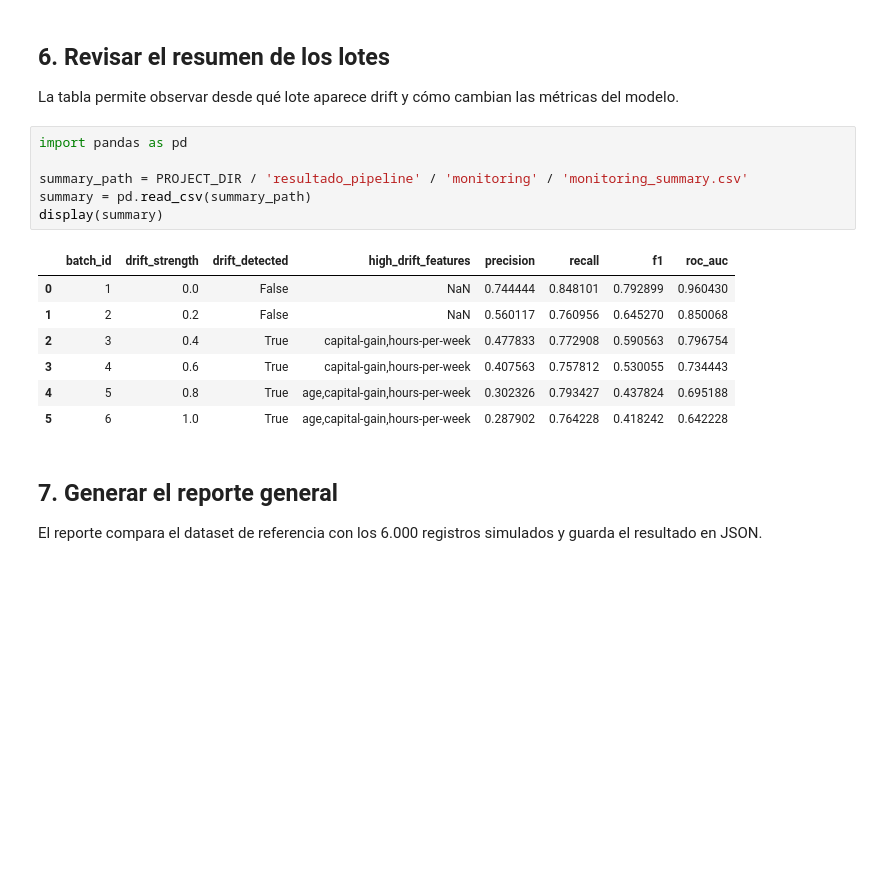
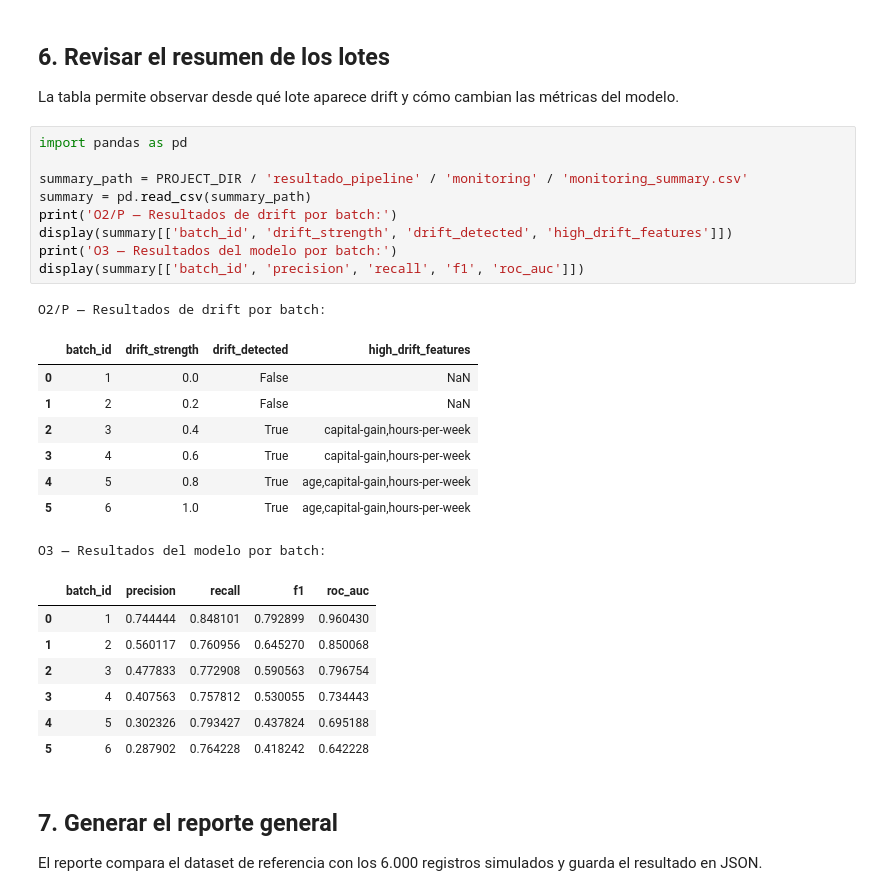
Before and after one commit to sebacalfa/ProyFinal_Mod6, a Jupyter notebook: L_Monitoreo.ipynb, the cells around one changed output. Cells and saved outputs as stored; diff of their text form; blank space fills up the shorter version.

```diff
--- a/L_Monitoreo.ipynb
+++ b/L_Monitoreo.ipynb
@@ -92,17 +148,29 @@ La tabla permite observar desde qué lote aparece drift y cómo cambian las mét
 # %%
 import pandas as pd
 
 summary_path = PROJECT_DIR / 'resultado_pipeline' / 'monitoring' / 'monitoring_summary.csv'
 summary = pd.read_csv(summary_path)
-display(summary)
+print('O2/P — Resultados de drift por batch:')
+display(summary[['batch_id', 'drift_strength', 'drift_detected', 'high_drift_features']])
+print('O3 — Resultados del modelo por batch:')
+display(summary[['batch_id', 'precision', 'recall', 'f1', 'roc_auc']])
 # %% [output]
+O2/P — Resultados de drift por batch:
-|  | batch_id | drift_strength | drift_detected | high_drift_features | precision | recall | f1 | roc_auc |
-| 0 | 1 | 0.0 | False | NaN | 0.744444 | 0.848101 | 0.792899 | 0.960430 |
-| 1 | 2 | 0.2 | False | NaN | 0.560117 | 0.760956 | 0.645270 | 0.850068 |
-| 2 | 3 | 0.4 | True | capital-gain,hours-per-week | 0.477833 | 0.772908 | 0.590563 | 0.796754 |
-| 3 | 4 | 0.6 | True | capital-gain,hours-per-week | 0.407563 | 0.757812 | 0.530055 | 0.734443 |
-| 4 | 5 | 0.8 | True | age,capital-gain,hours-per-week | 0.302326 | 0.793427 | 0.437824 | 0.695188 |
-| 5 | 6 | 1.0 | True | age,capital-gain,hours-per-week | 0.287902 | 0.764228 | 0.418242 | 0.642228 |
+|  | batch_id | drift_strength | drift_detected | high_drift_features |
+| 0 | 1 | 0.0 | False | NaN |
+| 1 | 2 | 0.2 | False | NaN |
+| 2 | 3 | 0.4 | True | capital-gain,hours-per-week |
+| 3 | 4 | 0.6 | True | capital-gain,hours-per-week |
+| 4 | 5 | 0.8 | True | age,capital-gain,hours-per-week |
+| 5 | 6 | 1.0 | True | age,capital-gain,hours-per-week |
+O3 — Resultados del modelo por batch:
+|  | batch_id | precision | recall | f1 | roc_auc |
+| 0 | 1 | 0.744444 | 0.848101 | 0.792899 | 0.960430 |
+| 1 | 2 | 0.560117 | 0.760956 | 0.645270 | 0.850068 |
+| 2 | 3 | 0.477833 | 0.772908 | 0.590563 | 0.796754 |
+| 3 | 4 | 0.407563 | 0.757812 | 0.530055 | 0.734443 |
+| 4 | 5 | 0.302326 | 0.793427 | 0.437824 | 0.695188 |
+| 5 | 6 | 0.287902 | 0.764228 | 0.418242 | 0.642228 |
 # %% [markdown]
 ## 7. Generar el reporte general
 
```
Also changed, not shown: parts of 21 cells of this notebook, 4 other files.
